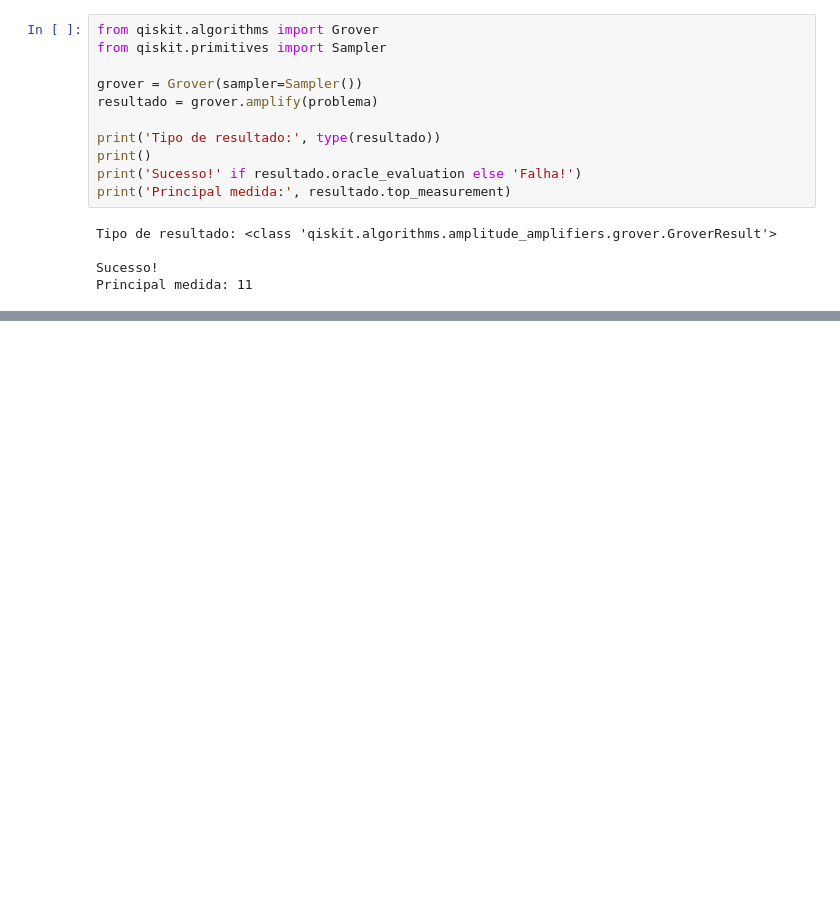
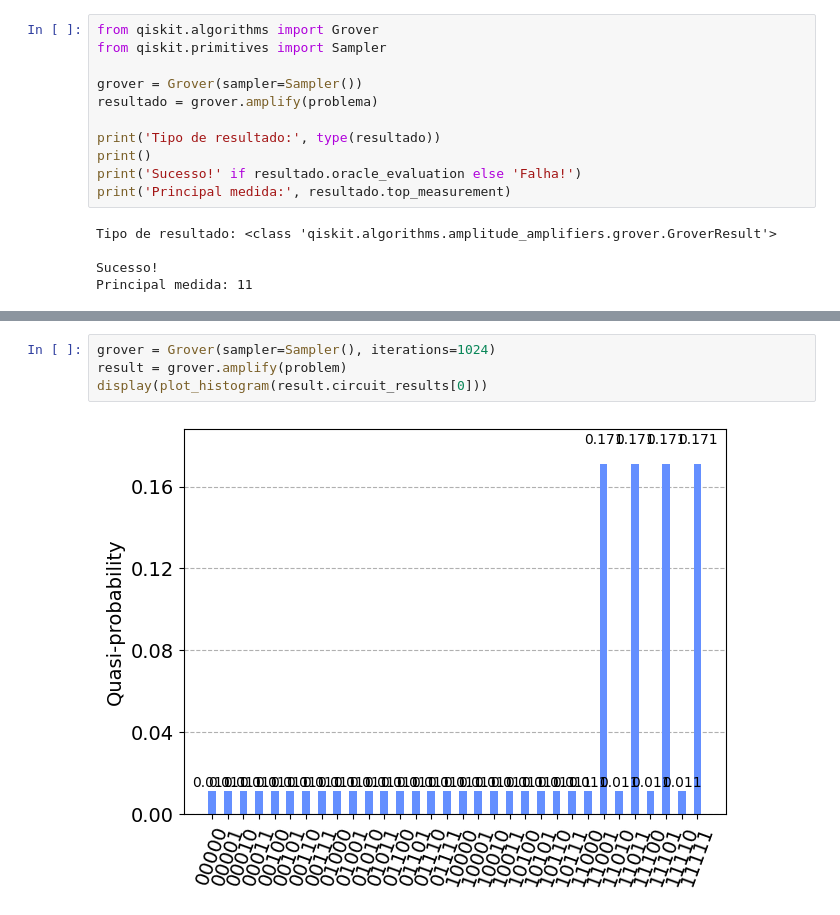
Before and after one commit to scadete/quantum-search-example, a Jupyter notebook: quantum-search-example.ipynb, the cells around one changed output, grey strips where cells are left out. Cells and saved outputs as stored; diff of their text form; blank space fills up the shorter version.

```diff
--- a/quantum-search-example.ipynb
+++ b/quantum-search-example.ipynb
@@ -87,0 +143,6 @@ Principal medida: 11
+# %%
+grover = Grover(sampler=Sampler(), iterations=1024)
+result = grover.amplify(problem)
+display(plot_histogram(result.circuit_results[0]))
+# %% [output]
+[figure, added]
```
Also changed, not shown: parts of 10 cells of this notebook, 1 other file.
